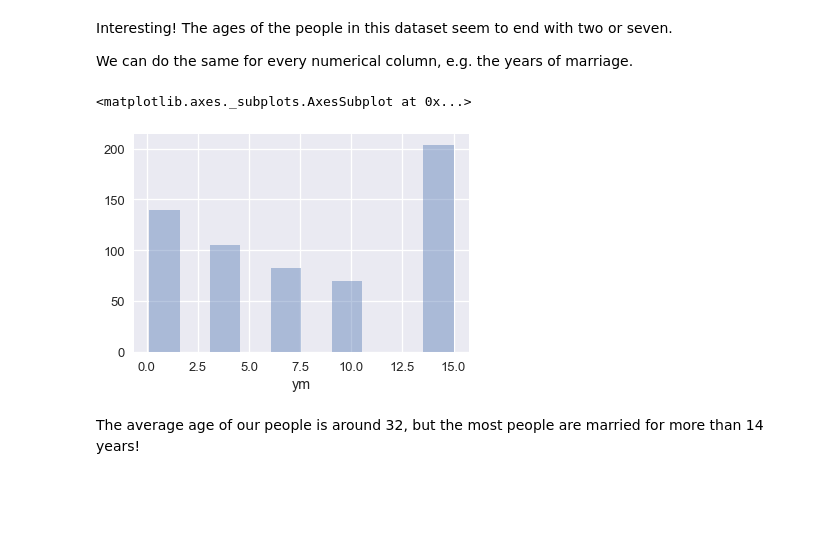
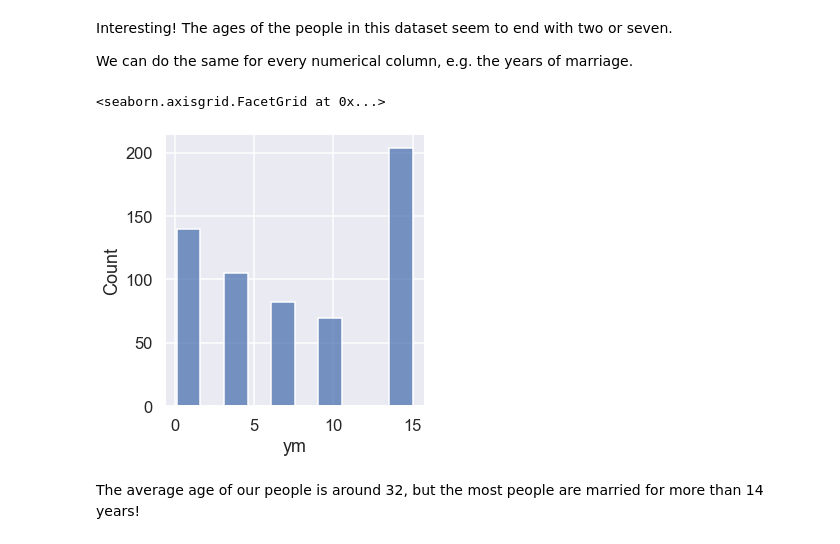
Before and after one commit to MartinSeeler/python-data-exploration, a Jupyter notebook: Exploring Datasets.ipynb, the cells around one changed output. Drawn from its saved outputs; the diff is of its cells as text; code cells hidden in the pictures; blank space fills up the shorter version.

```diff
--- a/Exploring Datasets.ipynb
+++ b/Exploring Datasets.ipynb
@@ -204,10 +208,10 @@ Interesting! The ages of the people in this dataset seem to end with two or seve
 
 We can do the same for every numerical column, e.g. the years of marriage.
 # %%
-sns.distplot(affairs['ym'], bins=10, kde=False)
+sns.displot(affairs['ym'], bins=10, kde=False)
 # %% [output]
-<matplotlib.axes._subplots.AxesSubplot at 0x...>
+<seaborn.axisgrid.FacetGrid at 0x...>
-[figure, old version]
+[figure, new version]
 # %% [markdown]
 The average age of our people is around 32, but the most people are married for more than 14 years!
 # %% [markdown]
```
Also changed, not shown: parts of 15 cells of this notebook.
